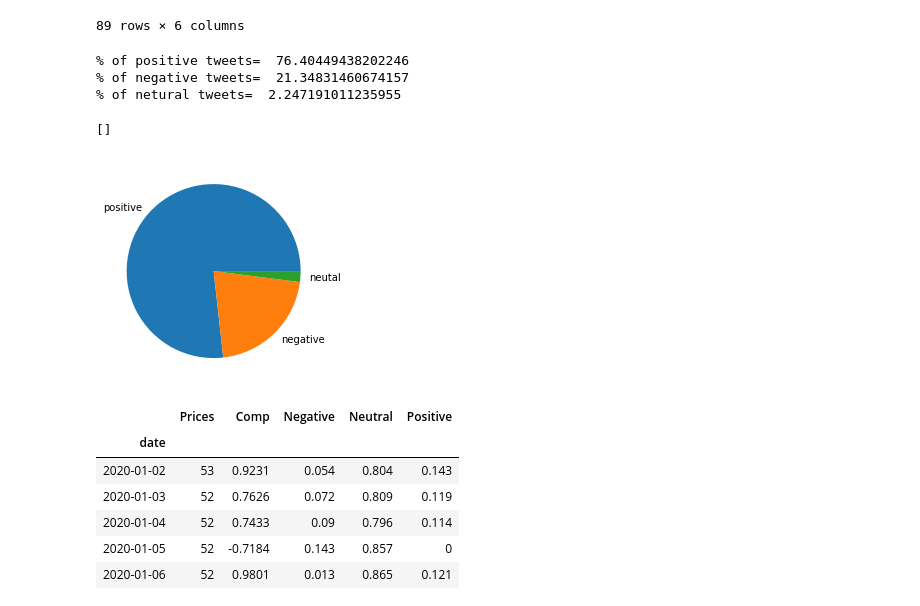
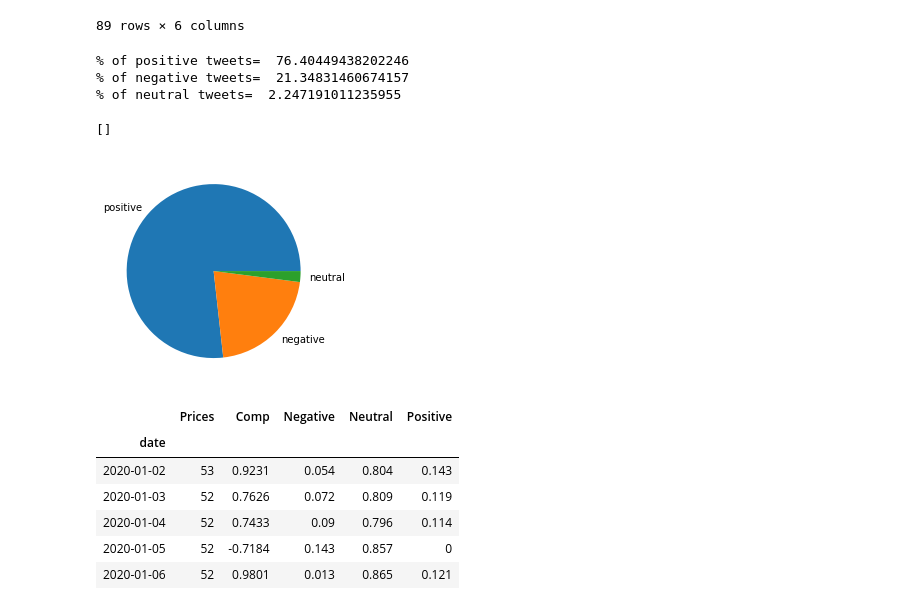
Before and after one commit to maitreyee19/TextMining_project, a Jupyter notebook: DOW_StockPrediction_Master_4thMay.ipynb, the cells around one changed output. Saved outputs shown, nothing was run; the diff lists cells and outputs as text; code cells hidden in the pictures.

Commit message:
Comment and added neutral part

```diff
--- a/DOW_StockPrediction_Master_4thMay.ipynb
+++ b/DOW_StockPrediction_Master_4thMay.ipynb
@@ -354,32 +327,32 @@ ccdata
 # %%
 #Calculating the percentage of postive and negative tweets, and plotting the PIE chart for the same
 import matplotlib.pyplot as plt
 posi=0
 nega=0
 neut=0
 for i in range (0,len(ccdata)):
     get_val=ccdata.Comp[i]
     if(float(get_val)<(0)):
         nega=nega+1
     if(float(get_val>(0))):
         posi=posi+1
     if(float(get_val==(0))):
         neut=neut+1
 posper=(posi/(len(ccdata)))*100
 negper=(nega/(len(ccdata)))*100
 neuper=(neut/(len(ccdata)))*100
 print("% of positive tweets= ",posper)
 print("% of negative tweets= ",negper)
-print("% of netural tweets= ",neuper)
+print("% of neutral tweets= ",neuper)
 arr=np.asarray([posper,negper,neuper], dtype=int)
-plt.pie(arr,labels=['positive','negative','neutal'])
+plt.pie(arr,labels=['positive','negative','neutral'])
 plt.plot()
 # %% [output]
 % of positive tweets=  76.40449438202246
 % of negative tweets=  21.34831460674157
-% of netural tweets=  2.247191011235955
+% of neutral tweets=  2.247191011235955
 []
-[figure, old version]
+[figure, new version]
 # %%
 df_=ccdata[['Prices','Comp','Negative','Neutral','Positive']].copy()
 df_
```
Also changed, not shown: parts of 25 cells of this notebook.
